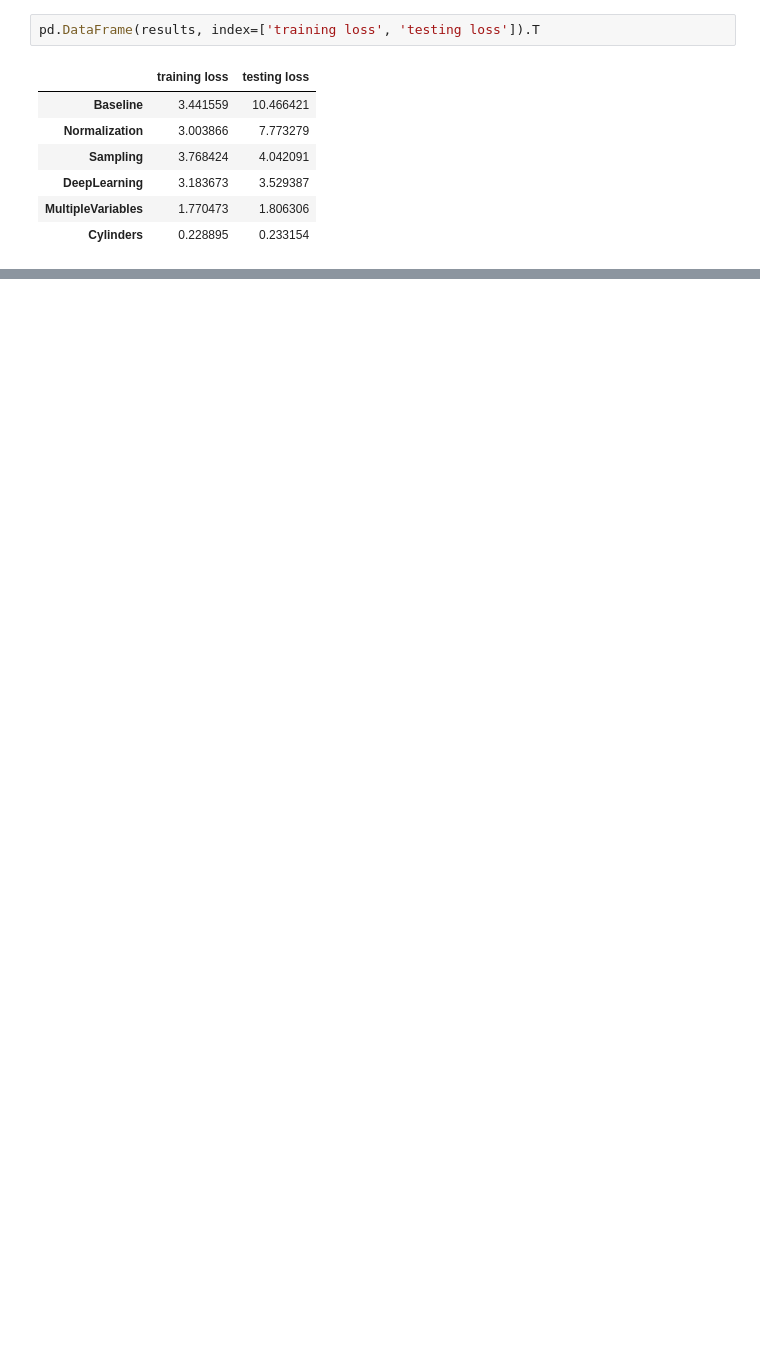
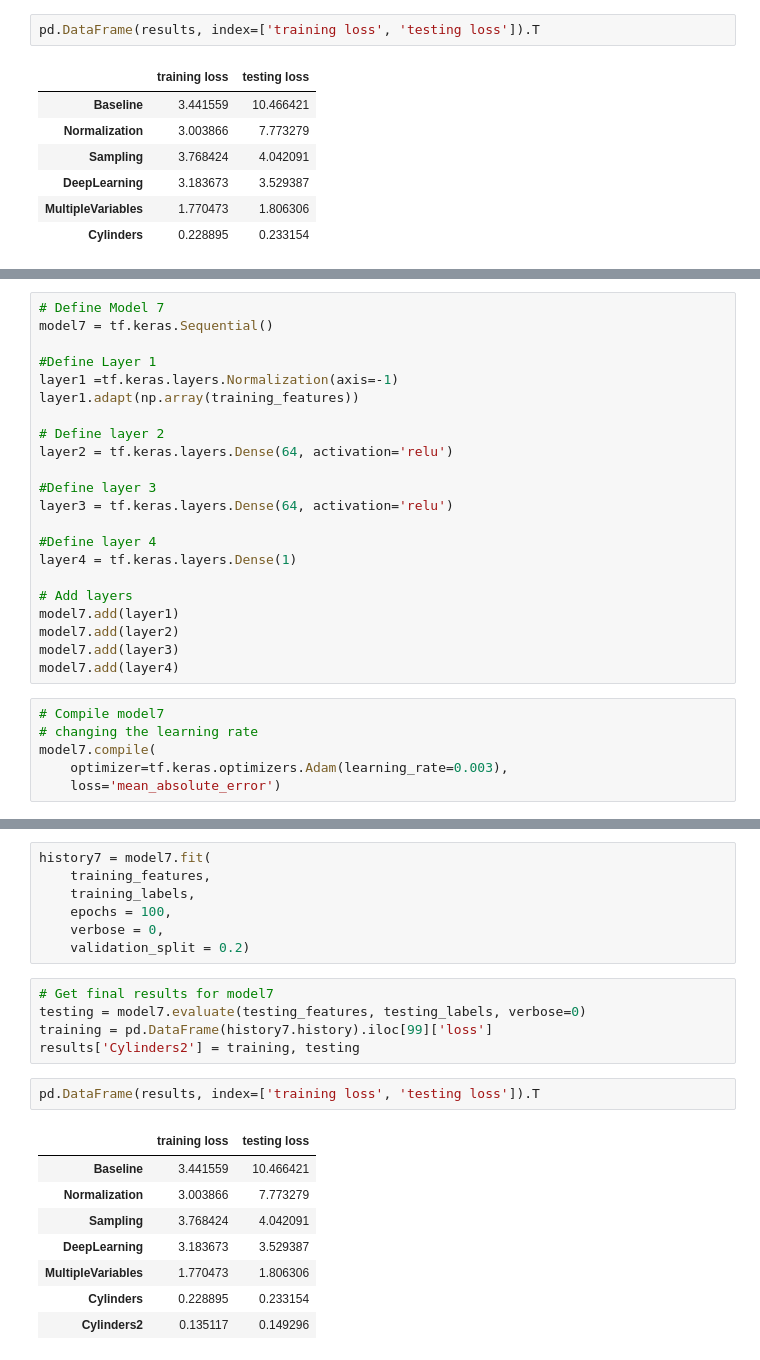
Before and after one commit to TayoO/googleCloudAcademyJupyterTraining, a Jupyter notebook: MPGDemo.ipynb, the cells around one changed output, grey strips where cells are left out. Cells and saved outputs as stored; diff of their text form; blank space fills up the shorter version.

Commit message:
New model with modified learning rate

```diff
--- a/MPGDemo.ipynb
+++ b/MPGDemo.ipynb
@@ -889,0 +909,28 @@ pd.DataFrame(results, index=['training loss', 'testing loss']).T
+# %%
+# Define Model 7
+model7 = tf.keras.Sequential()
+
+#Define Layer 1
+layer1 =tf.keras.layers.Normalization(axis=-1)
+layer1.adapt(np.array(training_features))
+
+# Define layer 2
+layer2 = tf.keras.layers.Dense(64, activation='relu')
+
+#Define layer 3
+layer3 = tf.keras.layers.Dense(64, activation='relu')
+
+#Define layer 4
+layer4 = tf.keras.layers.Dense(1)
+
+# Add layers
+model7.add(layer1)
+model7.add(layer2)
+model7.add(layer3)
+model7.add(layer4)
+# %%
+# Compile model7
+# changing the learning rate
+model7.compile(
+    optimizer=tf.keras.optimizers.Adam(learning_rate=0.003),
+    loss='mean_absolute_error')
@@ -889,0 +958,23 @@ pd.DataFrame(results, index=['training loss', 'testing loss']).T
+# %%
+history7 = model7.fit(
+    training_features,
+    training_labels,
+    epochs = 100,
+    verbose = 0,
+    validation_split = 0.2)
+# %%
+# Get final results for model7
+testing = model7.evaluate(testing_features, testing_labels, verbose=0)
+training = pd.DataFrame(history7.history).iloc[99]['loss']
+results['Cylinders2'] = training, testing
+# %%
+pd.DataFrame(results, index=['training loss', 'testing loss']).T
+# %% [output]
+|  | training loss | testing loss |
+| Baseline | 3.441559 | 10.466421 |
+| Normalization | 3.003866 | 7.773279 |
+| Sampling | 3.768424 | 4.042091 |
+| DeepLearning | 3.183673 | 3.529387 |
+| MultipleVariables | 1.770473 | 1.806306 |
+| Cylinders | 0.228895 | 0.233154 |
+| Cylinders2 | 0.135117 | 0.149296 |
```
Also changed, not shown: parts of 4 cells of this notebook.
